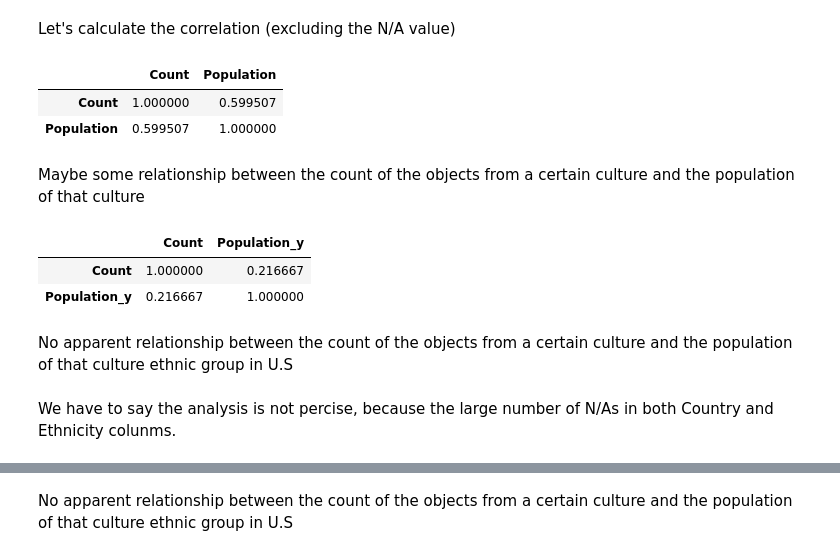
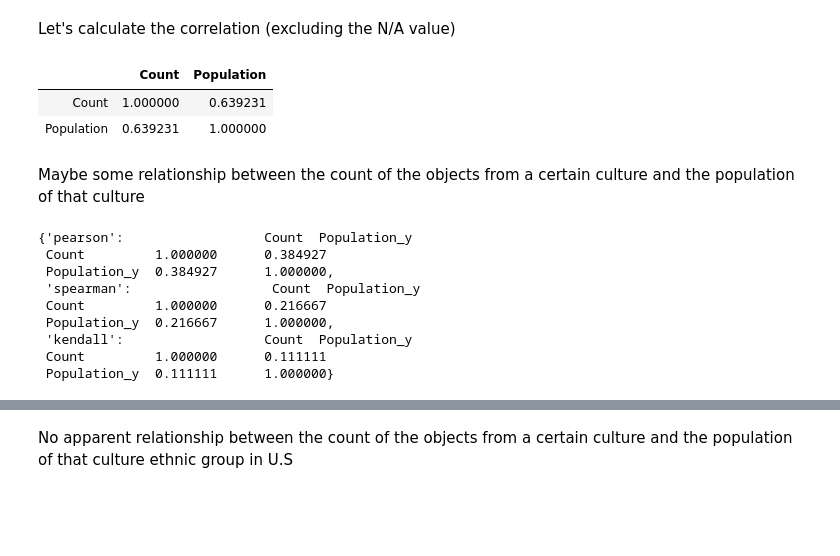
Before and after one commit to YingyingHan1994/final_project_2020Sp, a Jupyter notebook: IS590PRSP20_Final_Proejct.ipynb, the cells around one changed output, grey strips where cells are left out. Drawn from its saved outputs; the diff is of its cells as text; code cells hidden in the pictures; blank space fills up the shorter version.

```diff
--- a/IS590PRSP20_Final_Proejct.ipynb
+++ b/IS590PRSP20_Final_Proejct.ipynb
@@ -81,8 +76,29 @@ museum_df_us.groupby('State 1').size().sort_values(ascending=False)[2:].head(10)
 [figure]
 # %% [markdown]
 ### Origin of Nations
+# %%
+def calculate_correlation(data, column1, column2):
+    pearson = data[[column1, column2]].corr('pearson')
+    spearman = data[[column1, column2]].corr('spearman')
+    kendall = data[[column1, column2]].corr('kendall')
+
+    return {'pearson': pearson, 'spearman': spearman, 'kendall': kendall}
+
+def merge_count_with_population(count_data, population_data):
+    museum_population = pd.merge(count_data, population_data, how='left', left_index=True, right_on='CountryName')
+    museum_population = museum_population[['CountryName','Count', 'Population']]
+    museum_population.reset_index(drop=True, inplace=True)
+    for index,row in museum_population.iterrows():  # fillin the unmatched countries
+        if pd.isnull(row['Population']):
+            name = row['CountryName']
+            if name != "N/A":
+                full_name = population_df[population_df['CountryName'].str.contains(name)]
+                population = population_df[population_df['CountryName'].str.contains(name)]
+                museum_population.loc[index,['CountryName']] = full_name['CountryName'].iloc[0]
+                museum_population.loc[index,['Population']]= population['Population'].iloc[0]
+    return museum_population
 # %%
-museum_df.loc[:,('Country 1')] = museum_df['Country 1'].fillna('N/A')
+museum_df.loc[:,'Country 1'] = museum_df['Country 1'].fillna('N/A')
 museum_df[museum_df['Country 1'] == "Côte d'Ivoire"] ="Cote d'Ivoire"
 museum_group = museum_df.groupby("Country 1").size().sort_values(ascending=False).head(30).to_frame(name='Count')
 museum_group
@@ -120,23 +124,27 @@ for index,row in museum_population.iterrows():  # fillin the unmatched countries
+# %%
+museum_population = merge_count_with_population(museum_group, population_df)
 # %% [markdown]
 Let's calculate the correlation (excluding the N/A value)
 # %%
 museum_population = museum_population[1:]
-museum_population[['Count','Population']].corr('spearman')
+calculate_correlation(museum_population, 'Count', 'Population')['spearman']
 # %% [output]
 |  | Count | Population |
-| Count | 1.000000 | 0.599507 |
-| Population | 0.599507 | 1.000000 |
+| Count | 1.000000 | 0.639231 |
+| Population | 0.639231 | 1.000000 |
 # %% [markdown]
 Maybe some relationship between the count of the objects from a certain culture and the population of that culture
 # %%
 df = pd.merge(museum_population, ethnicity_df, how='left', left_on='CountryName', right_on='Country')
 df = df[df['Country'].notnull()]
-df[['Count','Population_y']].corr('spearman')
+calculate_correlation(df, 'Count', 'Population_y')
 # %% [output]
-|  | Count | Population_y |
-| Count | 1.000000 | 0.216667 |
-| Population_y | 0.216667 | 1.000000 |
+{'pearson':                  Count  Population_y
+ Count         1.000000      0.384927
+ Population_y  0.384927      1.000000,
+ 'spearman':                  Count  Population_y
+ Count         1.000000      0.216667
+ Population_y  0.216667      1.000000,
+ 'kendall':                  Count  Population_y
+ Count         1.000000      0.111111
+ Population_y  0.111111      1.000000}
-# %% [markdown]
-No apparent relationship between the count of the objects from a certain culture and the population of that culture ethnic group in U.S
-# %% [markdown]
-We have to say the analysis is not percise, because the large number of N/As in both Country and Ethnicity colunms.
```
Also changed, not shown: parts of 74 cells of this notebook.
